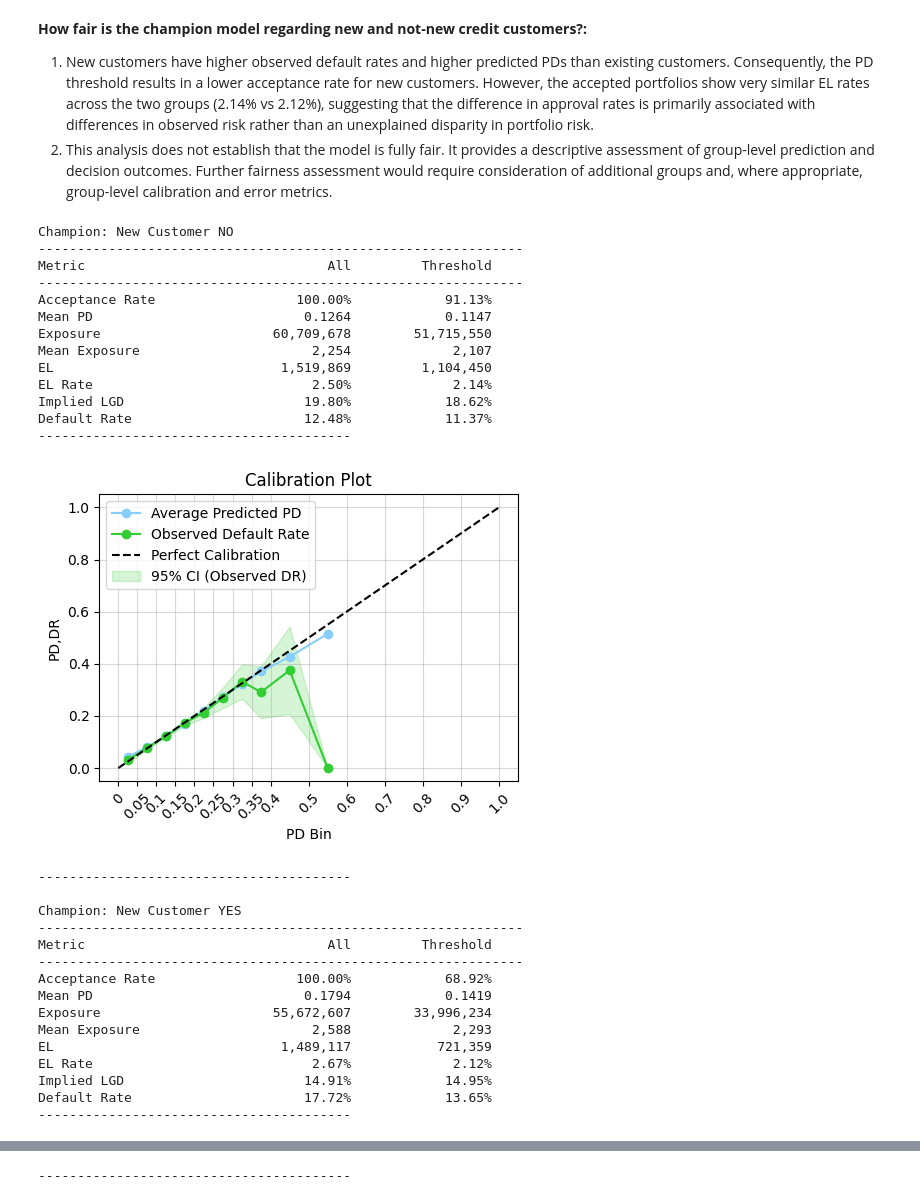
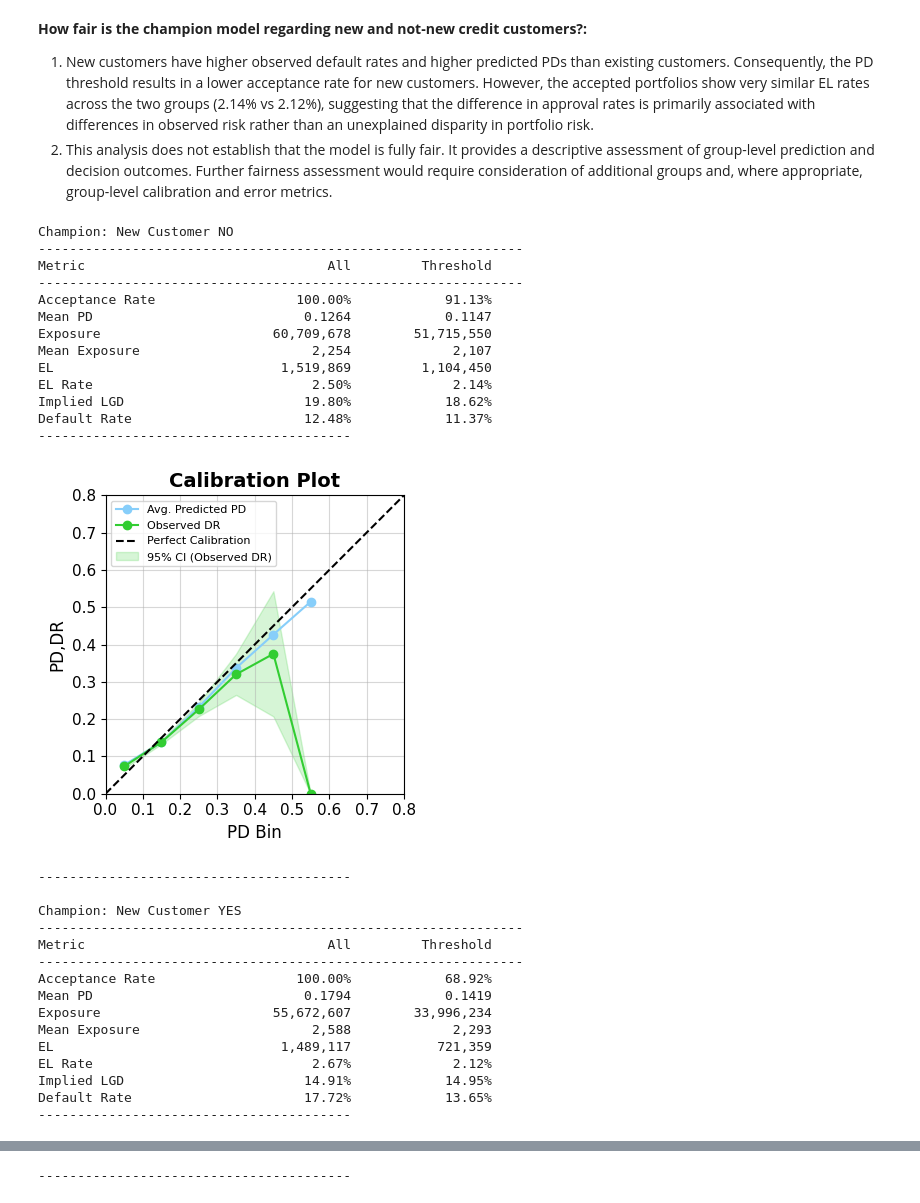
Before and after one commit to kostis2019/CREDIT-RISK-FRAMEWORK, a Jupyter notebook: notebooks/07_model_diagnostics.ipynb, the cells around one changed output, grey strips where cells are left out. Drawn from its saved outputs; the diff is of its cells as text; code cells hidden in the pictures.

```diff
--- a/notebooks/07_model_diagnostics.ipynb
+++ b/notebooks/07_model_diagnostics.ipynb
@@ -67,5 +67,5 @@ pipeline_chall = joblib.load("../models/PIPELINE_PD_ver_012_GB.pkl")
 # %%
 # apply pipelines
 
-portfolio_champ = apply_pipe(portfolio, pipeline_champ, calculate_el=True)
-portfolio_chall = apply_pipe(portfolio, pipeline_chall, calculate_el=True)
+portfolio_champ = apply_pipe_PD(portfolio, pipeline_champ, calculate_el=True)
+portfolio_chall = apply_pipe_PD(portfolio, pipeline_chall, calculate_el=True)
@@ -112,33 +100,33 @@ portfolio_champ_1 = portfolio_champ[portfolio_champ["NewCreditCustomer"]==1]
 # %%
 # compare champion model predictions against observations
 # and derive metrics on PD-threshold
 
 # - New Customer NO
 my_threshold_metrics(portfolio_champ_0["default12"], portfolio_champ_0["PD"],
                         0.20, portfolio_champ_0["Amount"], portfolio_champ_0["EL"],
                         dataset_name="Champion: New Customer NO")
-my_calibration(portfolio_champ_0["default12"], portfolio_champ_0["PD"])
+my_calibration(portfolio_champ_0["default12"], portfolio_champ_0["PD"], bins = [0, 0.1, 0.2, 0.3, 0.4, 0.5, 0.6, 0.7, 0.8])
 
 # - New Customer YES
 my_threshold_metrics(portfolio_champ_1["default12"], portfolio_champ_1["PD"],
                         0.20, portfolio_champ_1["Amount"], portfolio_champ_1["EL"],
                         dataset_name="Champion: New Customer YES")
-my_calibration(portfolio_champ_1["default12"], portfolio_champ_1["PD"])
+my_calibration(portfolio_champ_1["default12"], portfolio_champ_1["PD"], bins = [0, 0.1, 0.2, 0.3, 0.4, 0.5, 0.6, 0.7, 0.8])
 # %% [output]
 Champion: New Customer NO
 --------------------------------------------------------------
 Metric                               All         Threshold
 --------------------------------------------------------------
 Acceptance Rate                  100.00%            91.13%
 Mean PD                           0.1264            0.1147
 Exposure                      60,709,678        51,715,550
 Mean Exposure                      2,254             2,107
 EL                             1,519,869         1,104,450
 EL Rate                            2.50%             2.14%
 Implied LGD                       19.80%            18.62%
 Default Rate                      12.48%            11.37%
 ----------------------------------------
-[figure, old version]
+[figure, new version]
 ----------------------------------------
 
 Champion: New Customer YES
```
Also changed, not shown: parts of 4 cells of this notebook, 19 other files.
